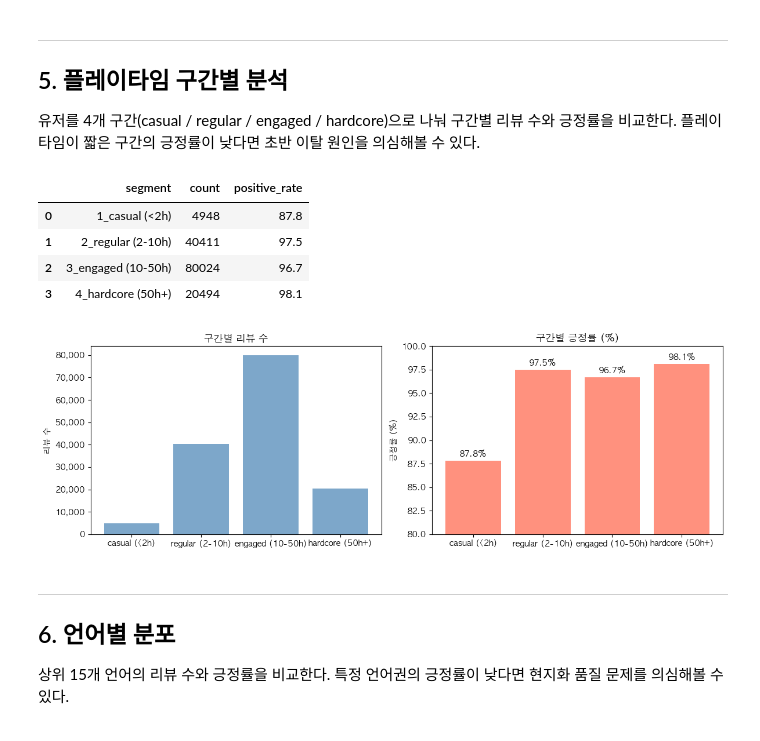
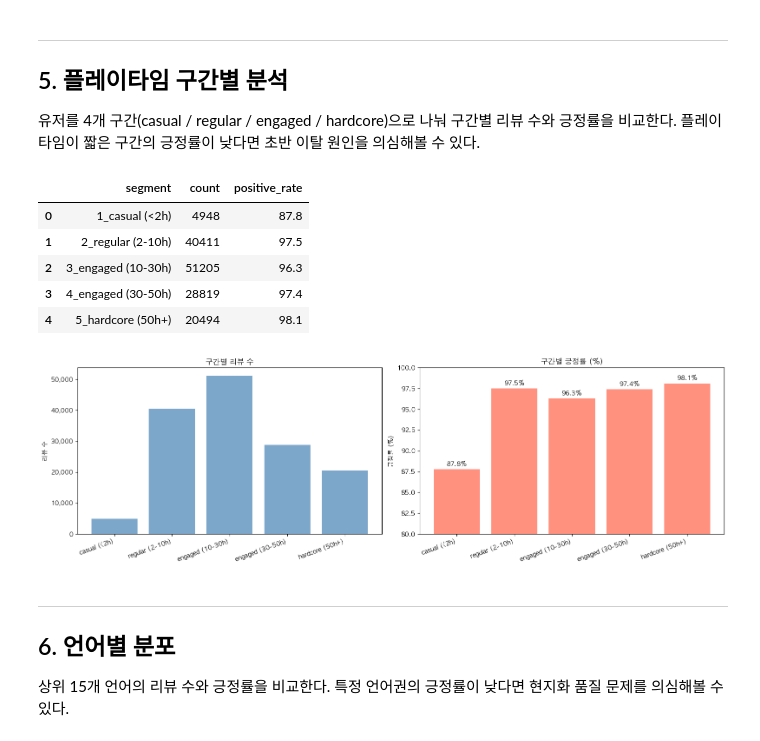
Before and after one commit to sjlee42/dave-diver-review-analysis, a Jupyter notebook: notebooks/02_eda.ipynb, the cells around one changed output. Drawn from its saved outputs; the diff is of its cells as text; code cells hidden in the pictures.

Commit message:
Update playtime_segment.png with new visual data representation

```diff
--- a/notebooks/02_eda.ipynb
+++ b/notebooks/02_eda.ipynb
@@ -183,8 +183,9 @@ playtime = pd.read_sql("""
         CASE
             WHEN playtime_at_review < 120  THEN '1_casual (<2h)'
             WHEN playtime_at_review < 600  THEN '2_regular (2-10h)'
-            WHEN playtime_at_review < 3000 THEN '3_engaged (10-50h)'
-            ELSE '4_hardcore (50h+)'
+            WHEN playtime_at_review < 1800 THEN '3_engaged (10-30h)'
+            WHEN playtime_at_review < 3000 THEN '4_engaged (30-50h)'
+            ELSE '5_hardcore (50h+)'
         END as segment,
         COUNT(*) as count,
         ROUND(AVG(voted_up) * 100, 1) as positive_rate
@@ -198,31 +199,34 @@ playtime
 |  | segment | count | positive_rate |
 | 0 | 1_casual (<2h) | 4948 | 87.8 |
 | 1 | 2_regular (2-10h) | 40411 | 97.5 |
-| 2 | 3_engaged (10-50h) | 80024 | 96.7 |
-| 3 | 4_hardcore (50h+) | 20494 | 98.1 |
+| 2 | 3_engaged (10-30h) | 51205 | 96.3 |
+| 3 | 4_engaged (30-50h) | 28819 | 97.4 |
+| 4 | 5_hardcore (50h+) | 20494 | 98.1 |
 # %%
-fig, (ax1, ax2) = plt.subplots(1, 2, figsize=(12, 4))
+fig, (ax1, ax2) = plt.subplots(1, 2, figsize=(16, 5))
 
 labels = [s.split('_', 1)[1] for s in playtime['segment']]
 
 ax1.bar(labels, playtime['count'], color='steelblue', alpha=0.7)
 ax1.set_title('구간별 리뷰 수')
 ax1.set_ylabel('리뷰 수')
 ax1.yaxis.set_major_formatter(mticker.FuncFormatter(lambda v, _: f'{int(v):,}'))
+ax1.set_xticklabels(labels, rotation=20, ha='right')
 
 bars = ax2.bar(labels, playtime['positive_rate'], color='tomato', alpha=0.7)
 ax2.set_title('구간별 긍정률 (%)')
 ax2.set_ylabel('긍정률 (%)')
 ax2.set_ylim(80, 100)
+ax2.set_xticklabels(labels, rotation=20, ha='right')
 for bar, val in zip(bars, playtime['positive_rate']):
     ax2.text(bar.get_x() + bar.get_width() / 2, bar.get_height() + 0.2,
              f'{val}%', ha='center', va='bottom', fontsize=10)
 
 fig.tight_layout()
 plt.savefig(os.path.join(figures_dir, 'playtime_segment.png'), dpi=150, bbox_inches='tight')
 plt.show()
 # %% [output]
-[figure, old version]
+[figure, new version]
 # %% [markdown]
 ---
 ## 6. 언어별 분포
```
Also changed, not shown: parts of 4 cells of this notebook, 1 other file.
